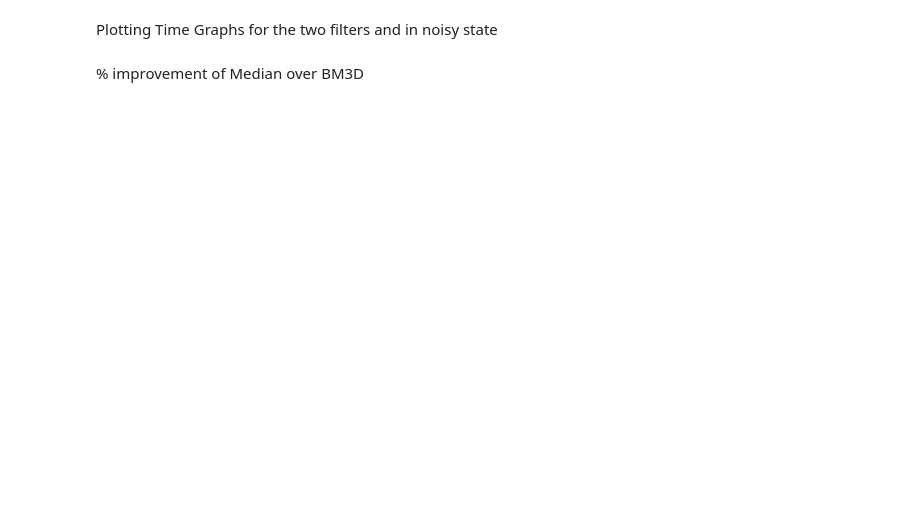
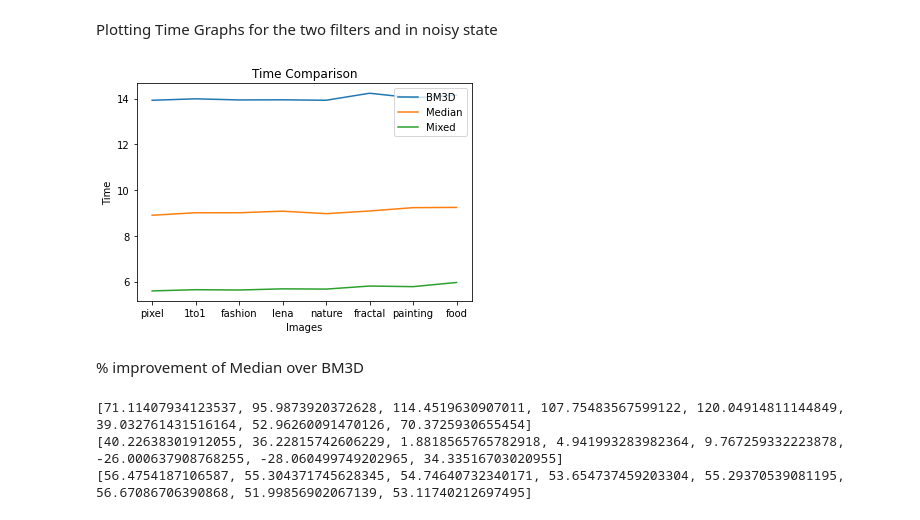
Before and after one commit to NikhilPaleti/Denoise-Comparison-Report, a Jupyter notebook: final.ipynb, the cells around one changed output. Drawn from its saved outputs; the diff is of its cells as text; code cells hidden in the pictures; blank space fills up the shorter version.

```diff
--- a/final.ipynb
+++ b/final.ipynb
@@ -185,13 +232,16 @@ Plotting Time Graphs for the two filters and in noisy state
 # %%
 plt.plot(images, bm3d_times, label="BM3D")
 plt.plot(images, median_times, label="Median")
+plt.plot(images, mixed_times, label="Mixed")
 
 plt.xlabel("Images")
 plt.ylabel("Time")
 
 plt.title("Time Comparison")
 plt.legend()
 plt.show()
+# %% [output]
+[figure, added]
 # %% [markdown]
 % improvement of Median over BM3D
 # %%
@@ -202,8 +252,12 @@ improvement_time = []
 for i in range(len(images)):
     improvement_psnr.append((median_psnr[i] - bm3d_psnr[i])/bm3d_psnr[i]*100)
     improvement_ssim.append((median_ssim[i] - bm3d_ssim[i])/bm3d_ssim[i]*100)
-    improvement_time.append((bm3d_times[i] - median_times[i])/bm3d_times[i]*100)
+    improvement_time.append((bm3d_times[i] - median_times[i])/median_times[i]*100)
 
 print(improvement_psnr)
 print(improvement_ssim)
 print(improvement_time)
+# %% [output]
+[71.11407934123537, 95.9873920372628, 114.4519630907011, 107.75483567599122, 120.04914811144849, 39.032761431516164, 52.96260091470126, 70.3725930655454]
+[40.22638301912055, 36.22815742606229, 1.8818565765782918, 4.941993283982364, 9.767259332223878, -26.000637908768255, -28.060499749202965, 34.33516703020955]
+[56.4754187106587, 55.304371745628345, 54.74640732340171, 53.654737459203304, 55.29370539081195, 56.67086706390868, 51.99856902067139, 53.11740212697495]
```
Also changed, not shown: parts of 12 cells of this notebook, 24 other files.
